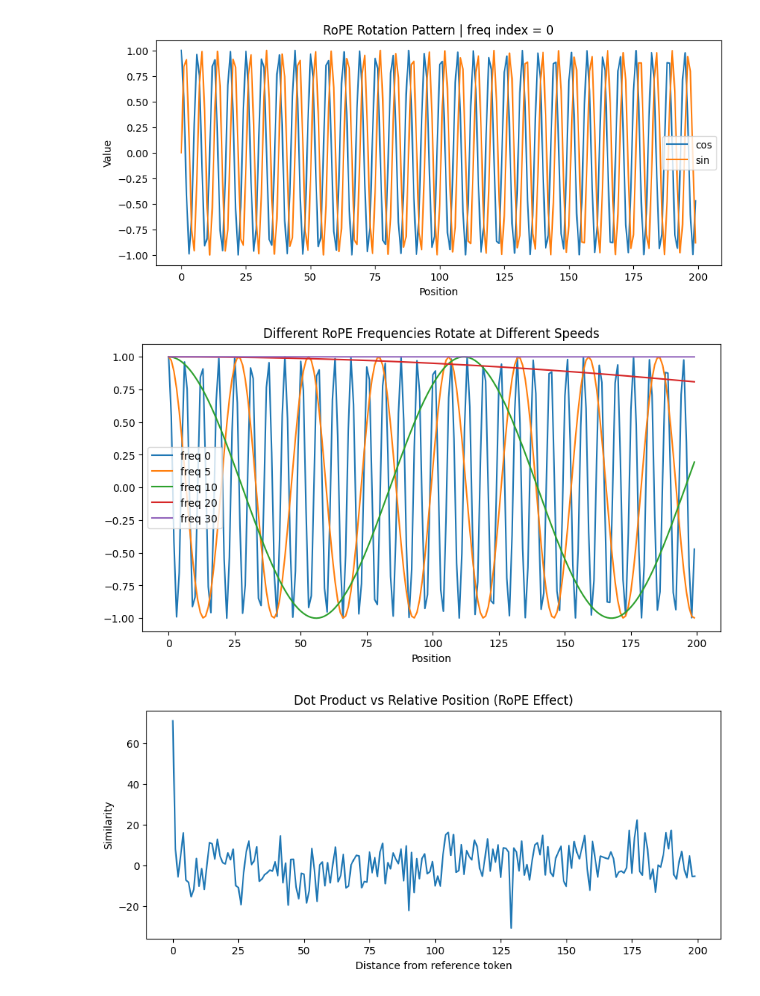
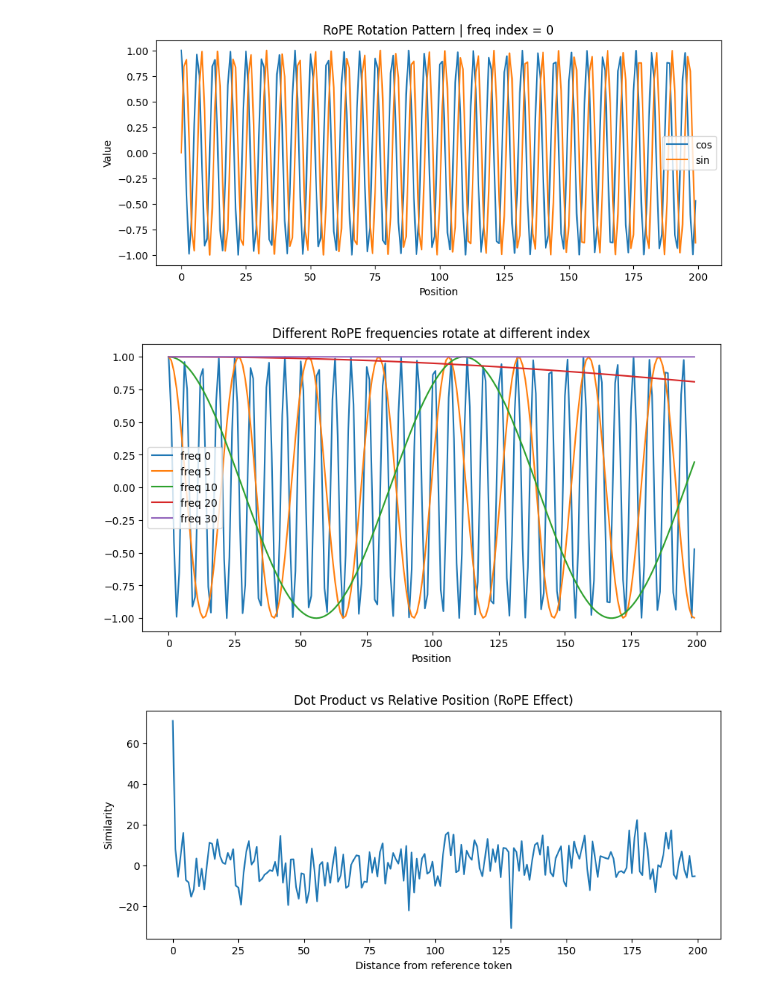
Before and after one commit to Sagnnik/gpt-playground, a Jupyter notebook: pytorch/rope.ipynb, the cells around one changed output. Cells and saved outputs as stored; diff of their text form; code cells hidden in the pictures.

```diff
--- a/pytorch/rope.ipynb
+++ b/pytorch/rope.ipynb
@@ -133,18 +133,20 @@ Shape of final rotated x= torch.Size([1, 200, 64])
 # %%
 plt.figure(figsize=(10,5))
 
 # Freq should decrease as index increases (inversly proportional)
+# Fast oscillations sensitive to local positional changes
+# Slow oscillations encode coarse global position
 for i in [0, 5, 10, 20, 30]:
     if i < DIM//2:
         theta = angles[:, i]
         plt.plot(torch.cos(theta).numpy(), label=f"freq {i}")
 
-plt.title("Different RoPE Frequencies Rotate at Different Speeds")
+plt.title("Different RoPE frequencies rotate at different index")
 plt.xlabel("Position")
 plt.legend()
 plt.show()
 # %% [output]
-[figure, old version]
+[figure, new version]
 # %%
 x = torch.randn(1, SEQ_LEN, DIM)
 inv_freq = get_inv_freq(DIM, BASE)
```
Also changed, not shown: 3 other files.
